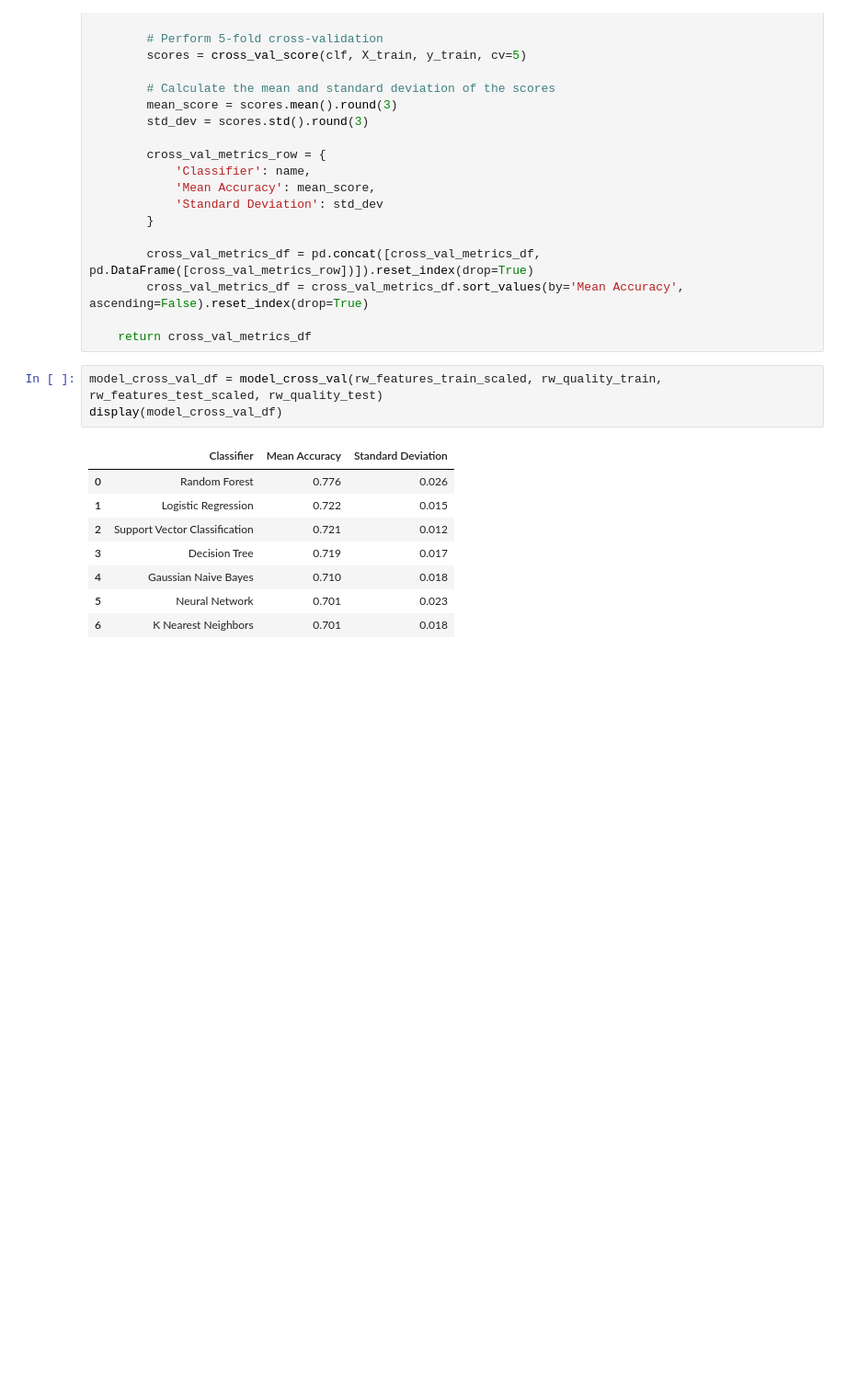
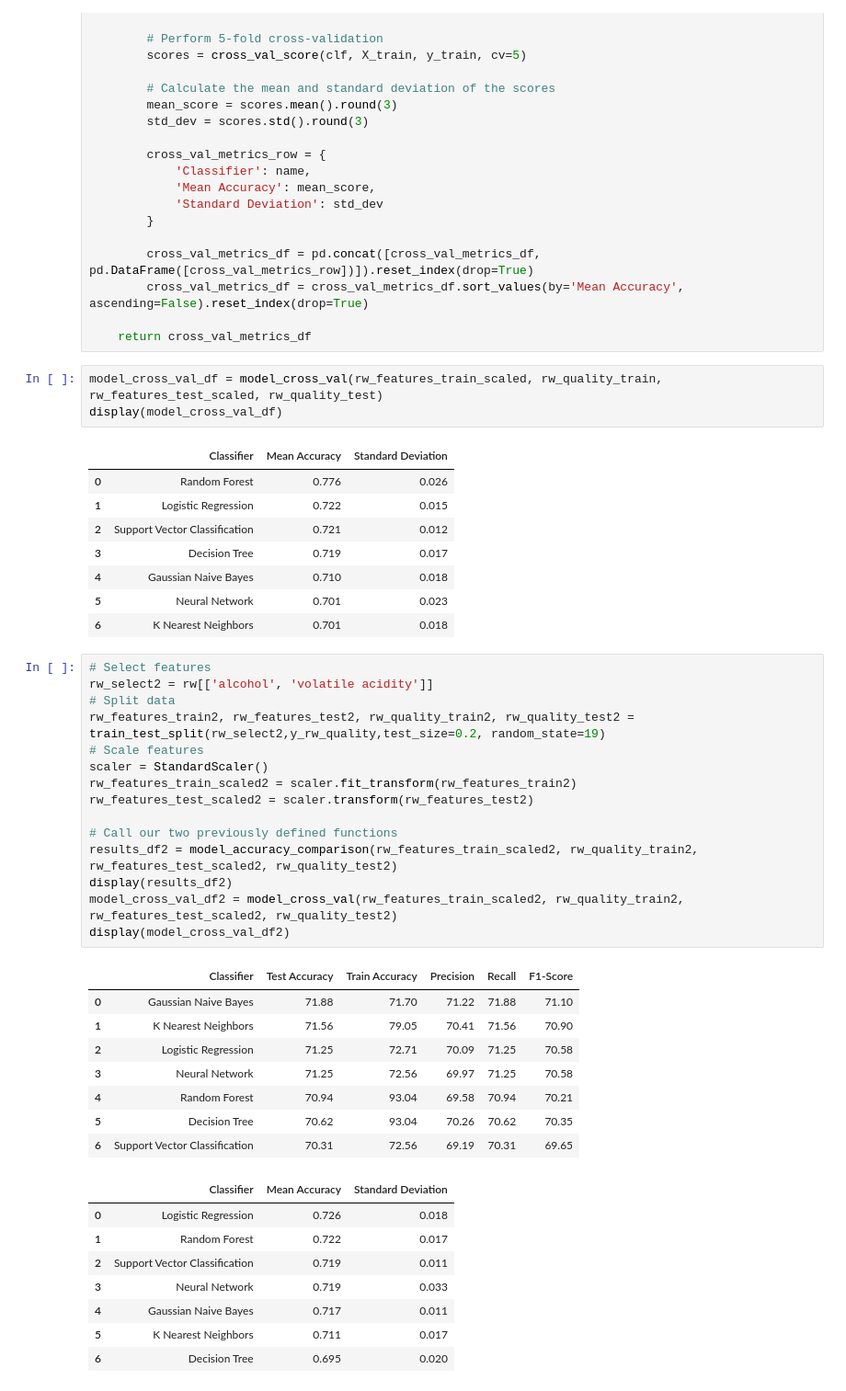
Before and after one commit to Paul-Sabin/BlueBerry-Winery, a Jupyter notebook: RW_quality_all.ipynb, the cells around one changed output. Shown at 92% size. Saved outputs shown, nothing was run; the diff lists cells and outputs as text; blank space fills up the shorter version.

```diff
--- a/RW_quality_all.ipynb
+++ b/RW_quality_all.ipynb
@@ -179,3 +179,35 @@ display(model_cross_val_df)
 | 4 | Gaussian Naive Bayes | 0.710 | 0.018 |
 | 5 | Neural Network | 0.701 | 0.023 |
 | 6 | K Nearest Neighbors | 0.701 | 0.018 |
+# %%
+# Select features
+rw_select2 = rw[['alcohol', 'volatile acidity']]
+# Split data
+rw_features_train2, rw_features_test2, rw_quality_train2, rw_quality_test2 = train_test_split(rw_select2,y_rw_quality,test_size=0.2, random_state=19)
+# Scale features
+scaler = StandardScaler()
+rw_features_train_scaled2 = scaler.fit_transform(rw_features_train2)
+rw_features_test_scaled2 = scaler.transform(rw_features_test2)
+
+# Call our two previously defined functions
+results_df2 = model_accuracy_comparison(rw_features_train_scaled2, rw_quality_train2, rw_features_test_scaled2, rw_quality_test2)
+display(results_df2)
+model_cross_val_df2 = model_cross_val(rw_features_train_scaled2, rw_quality_train2, rw_features_test_scaled2, rw_quality_test2)
+display(model_cross_val_df2)
+# %% [output]
+|  | Classifier | Test Accuracy | Train Accuracy | Precision | Recall | F1-Score |
+| 0 | Gaussian Naive Bayes | 71.88 | 71.70 | 71.22 | 71.88 | 71.10 |
+| 1 | K Nearest Neighbors | 71.56 | 79.05 | 70.41 | 71.56 | 70.90 |
+| 2 | Logistic Regression | 71.25 | 72.71 | 70.09 | 71.25 | 70.58 |
+| 3 | Neural Network | 71.25 | 72.56 | 69.97 | 71.25 | 70.58 |
+| 4 | Random Forest | 70.94 | 93.04 | 69.58 | 70.94 | 70.21 |
+| 5 | Decision Tree | 70.62 | 93.04 | 70.26 | 70.62 | 70.35 |
+| 6 | Support Vector Classification | 70.31 | 72.56 | 69.19 | 70.31 | 69.65 |
+|  | Classifier | Mean Accuracy | Standard Deviation |
+| 0 | Logistic Regression | 0.726 | 0.018 |
+| 1 | Random Forest | 0.722 | 0.017 |
+| 2 | Support Vector Classification | 0.719 | 0.011 |
+| 3 | Neural Network | 0.719 | 0.033 |
+| 4 | Gaussian Naive Bayes | 0.717 | 0.011 |
+| 5 | K Nearest Neighbors | 0.711 | 0.017 |
+| 6 | Decision Tree | 0.695 | 0.020 |
```
Also changed, not shown: parts of 6 cells of this notebook, 2 other files.
